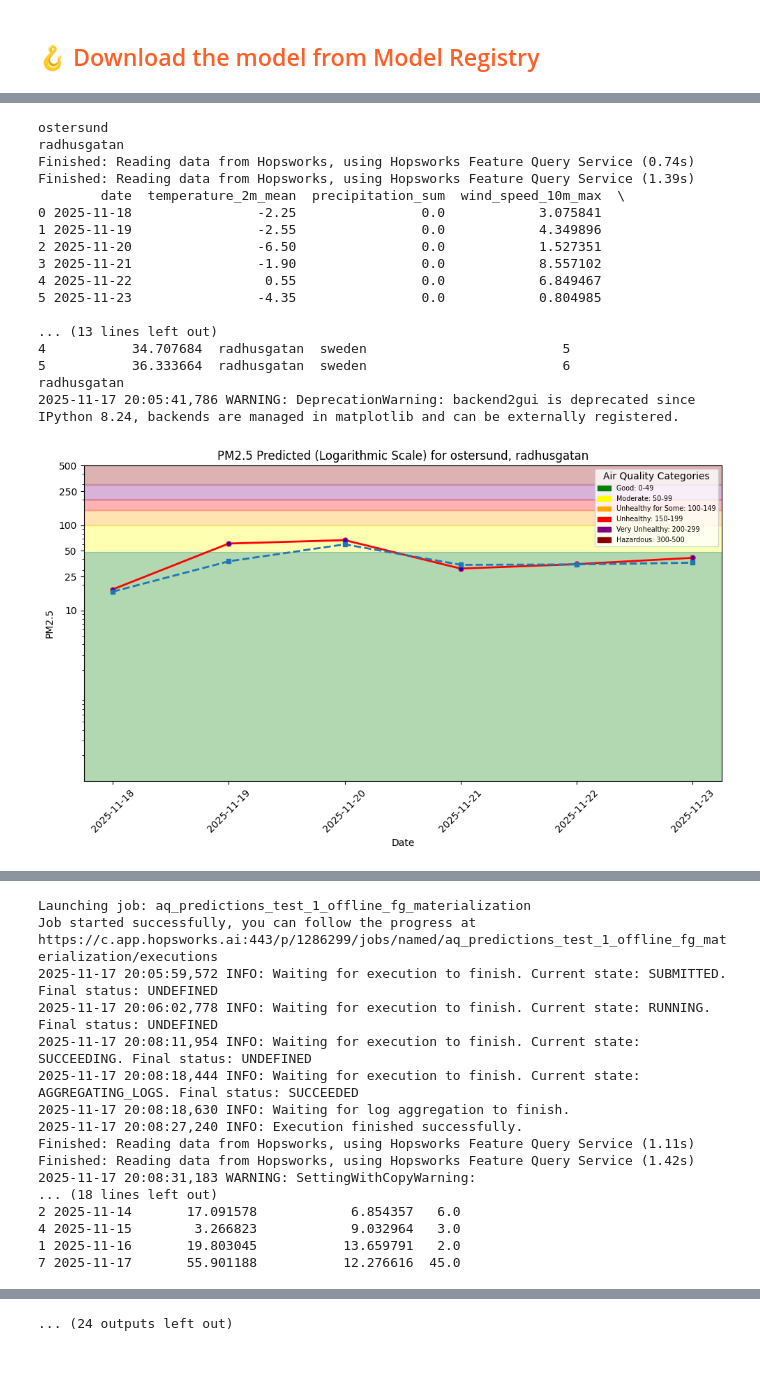
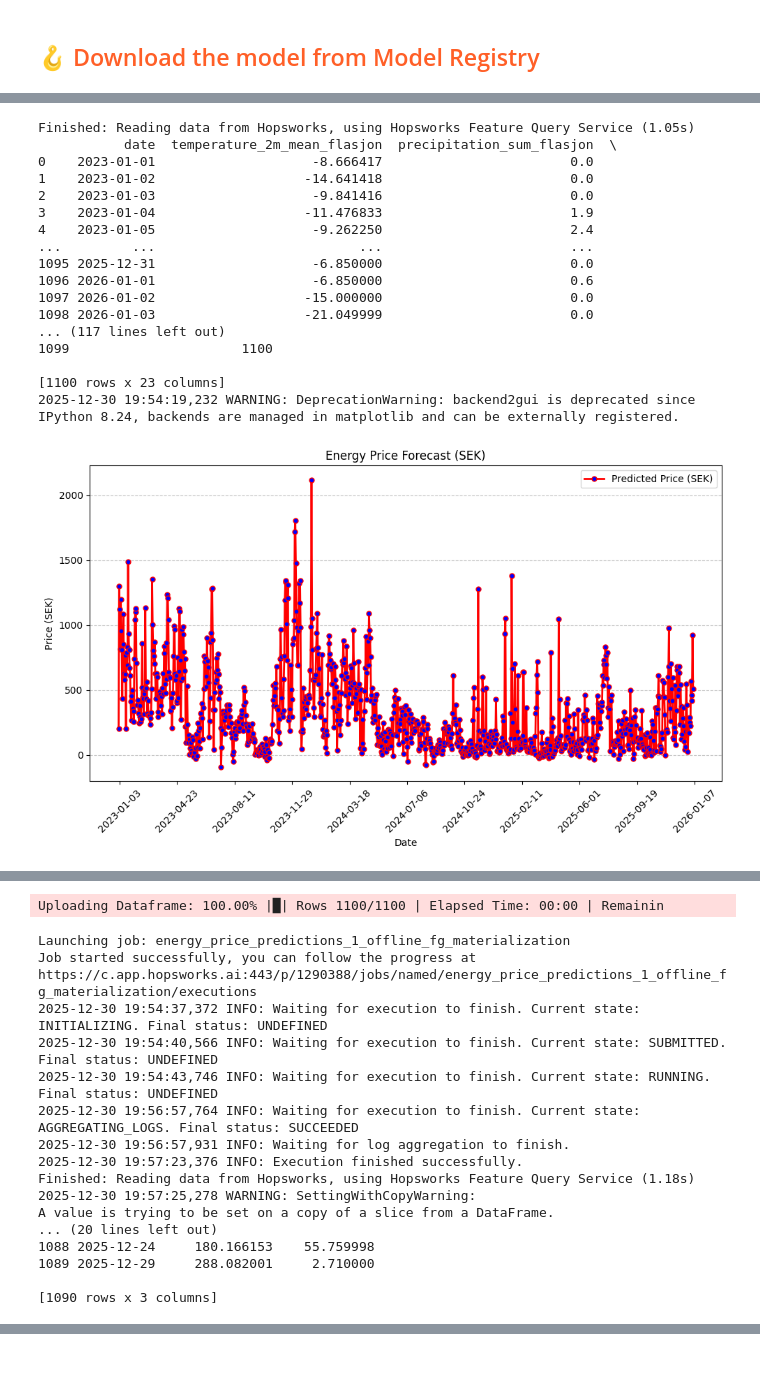
Before and after one commit to Flipperj/mlfs-book-proj, a Jupyter notebook: notebooks/airquality/4_air_quality_batch_inference.ipynb, the cells around one changed output, grey strips where cells are left out. Saved outputs shown, nothing was run; the diff lists cells and outputs as text; code cells hidden in the pictures.

```diff
--- a/notebooks/airquality/4_air_quality_batch_inference.ipynb
+++ b/notebooks/airquality/4_air_quality_batch_inference.ipynb
@@ -151,7 +127,7 @@ Downloading model artifact (1 dirs, 4 files)... DONE
 # retrieved_xgboost_model = joblib.load(saved_model_dir + "/xgboost_regressor.pkl")
 retrieved_xgboost_model = XGBRegressor()
 
-retrieved_xgboost_model.load_model(saved_model_dir + "/model.json")
+retrieved_xgboost_model.load_model(saved_model_dir + "/model_energy_price.json")
 
 # Displaying the retrieved XGBoost regressor model
 retrieved_xgboost_model
@@ -223,7 +201,9 @@ monitor_fg = fs.get_or_create_feature_group(
     description='Energy price prediction monitoring',
     version=1,
     primary_key=['date','days_before_forecast_day'],
-    event_time="date"
+    event_time="date",
+    stream=False,
+    time_travel_format="HUDI"
 )
 
 monitor_fg.insert(batch_data, wait=True)
@@ -232,47 +212,47 @@ monitor_fg.insert(batch_data, wait=True)
 energy_price_df = energy_price_fg.read()
 energy_price_df['date'] = pd.to_datetime(energy_price_df['date'], utc=True).dt.tz_convert(None)
 
 outcome_df = energy_price_df[['date', 'sek']]
 preds_df = batch_data[['date', 'predicted_sek']]
 
 preds_df['date'] = pd.to_datetime(preds_df['date']).dt.tz_localize(None)
 outcome_df['date'] = pd.to_datetime(outcome_df['date']).dt.tz_localize(None)
 
 hindcast_df = pd.merge(preds_df, outcome_df, on="date")
 hindcast_df = hindcast_df.sort_values(by=['date'])
 print(hindcast_df)
 
 # Generate hindcast plot
 hindcast_file_path = f"{root_dir}/docs/air-quality/assets/img/energy_price_hindcast.png"
 plt = util.plot_energy_forecast(hindcast_df, hindcast_file_path, hindcast=True)
 plt.show()
 
 # Upload plots to Hopsworks
 dataset_api = project.get_dataset_api()
 str_today = today.strftime("%Y-%m-%d")
 if dataset_api.exists("Resources/energy_price") == False:
     dataset_api.mkdir("Resources/energy_price")
 dataset_api.upload(pred_file_path, f"Resources/energy_price/forecast_{str_today}", overwrite=True)
 dataset_api.upload(hindcast_file_path, f"Resources/energy_price/hindcast_{str_today}", overwrite=True)
 
 proj_url = project.get_url()
 print(f"See images in Hopsworks here: {proj_url}/settings/fb/path/Resources/energy_price")
 # %% [output]
-ostersund
-radhusgatan
-Finished: Reading data from Hopsworks, using Hopsworks Feature Query Service (0.74s)
-Finished: Reading data from Hopsworks, using Hopsworks Feature Query Service (1.39s)
-        date  temperature_2m_mean  precipitation_sum  wind_speed_10m_max  \
-0 2025-11-18                -2.25                0.0            3.075841
-1 2025-11-19                -2.55                0.0            4.349896
-2 2025-11-20                -6.50                0.0            1.527351
-3 2025-11-21                -1.90                0.0            8.557102
-4 2025-11-22                 0.55                0.0            6.849467
-5 2025-11-23                -4.35                0.0            0.804985
+Finished: Reading data from Hopsworks, using Hopsworks Feature Query Service (1.05s)
+           date  temperature_2m_mean_flasjon  precipitation_sum_flasjon  \
+0    2023-01-01                    -8.666417                        0.0
+1    2023-01-02                   -14.641418                        0.0
+2    2023-01-03                    -9.841416                        0.0
+3    2023-01-04                   -11.476833                        1.9
+4    2023-01-05                    -9.262250                        2.4
+...         ...                          ...                        ...
+1095 2025-12-31                    -6.850000                        0.0
+1096 2026-01-01                    -6.850000                        0.6
+1097 2026-01-02                   -15.000000                        0.0
+1098 2026-01-03                   -21.049999                        0.0
+... (117 lines left out)
+1099                      1100
 
-... (13 lines left out)
-4           34.707684  radhusgatan  sweden                         5
-5           36.333664  radhusgatan  sweden                         6
-radhusgatan
-2025-11-17 20:05:41,786 WARNING: DeprecationWarning: backend2gui is deprecated since IPython 8.24, backends are managed in matplotlib and can be externally registered.
+[1100 rows x 23 columns]
+2025-12-30 19:54:19,232 WARNING: DeprecationWarning: backend2gui is deprecated since IPython 8.24, backends are managed in matplotlib and can be externally registered.
-[figure, old version]
+[figure, new version]
@@ -280,17 +261,18 @@ Uploading Dataframe: 100.00% |█| Rows 6/6 | Elapsed Time: 00:01 | Remaining Ti
-Launching job: aq_predictions_test_1_offline_fg_materialization
-Job started successfully, you can follow the progress at
-https://c.app.hopsworks.ai:443/p/1286299/jobs/named/aq_predictions_test_1_offline_fg_materialization/executions
-2025-11-17 20:05:59,572 INFO: Waiting for execution to finish. Current state: SUBMITTED. Final status: UNDEFINED
-2025-11-17 20:06:02,778 INFO: Waiting for execution to finish. Current state: RUNNING. Final status: UNDEFINED
-2025-11-17 20:08:11,954 INFO: Waiting for execution to finish. Current state: SUCCEEDING. Final status: UNDEFINED
-2025-11-17 20:08:18,444 INFO: Waiting for execution to finish. Current state: AGGREGATING_LOGS. Final status: SUCCEEDED
-2025-11-17 20:08:18,630 INFO: Waiting for log aggregation to finish.
-2025-11-17 20:08:27,240 INFO: Execution finished successfully.
-Finished: Reading data from Hopsworks, using Hopsworks Feature Query Service (1.11s)
-Finished: Reading data from Hopsworks, using Hopsworks Feature Query Service (1.42s)
-2025-11-17 20:08:31,183 WARNING: SettingWithCopyWarning:
-... (18 lines left out)
-2 2025-11-14       17.091578            6.854357   6.0
-4 2025-11-15        3.266823            9.032964   3.0
-1 2025-11-16       19.803045           13.659791   2.0
-7 2025-11-17       55.901188           12.276616  45.0
+Uploading Dataframe: 100.00% |█| Rows 1100/1100 | Elapsed Time: 00:00 | Remainin
+Launching job: energy_price_predictions_1_offline_fg_materialization
+Job started successfully, you can follow the progress at
+https://c.app.hopsworks.ai:443/p/1290388/jobs/named/energy_price_predictions_1_offline_fg_materialization/executions
+2025-12-30 19:54:37,372 INFO: Waiting for execution to finish. Current state: INITIALIZING. Final status: UNDEFINED
+2025-12-30 19:54:40,566 INFO: Waiting for execution to finish. Current state: SUBMITTED. Final status: UNDEFINED
+2025-12-30 19:54:43,746 INFO: Waiting for execution to finish. Current state: RUNNING. Final status: UNDEFINED
+2025-12-30 19:56:57,764 INFO: Waiting for execution to finish. Current state: AGGREGATING_LOGS. Final status: SUCCEEDED
+2025-12-30 19:56:57,931 INFO: Waiting for log aggregation to finish.
+2025-12-30 19:57:23,376 INFO: Execution finished successfully.
+Finished: Reading data from Hopsworks, using Hopsworks Feature Query Service (1.18s)
+2025-12-30 19:57:25,278 WARNING: SettingWithCopyWarning:
+A value is trying to be set on a copy of a slice from a DataFrame.
+... (20 lines left out)
+1088 2025-12-24     180.166153    55.759998
+1089 2025-12-29     288.082001     2.710000
+
+[1090 rows x 3 columns]
@@ -337,3 +283,2 @@ A value is trying to be set on a copy of a slice from a DataFrame.
-... (24 outputs left out)
 # %% [markdown]
 ##
```
Also changed, not shown: parts of 9 cells of this notebook, 4 other files.
